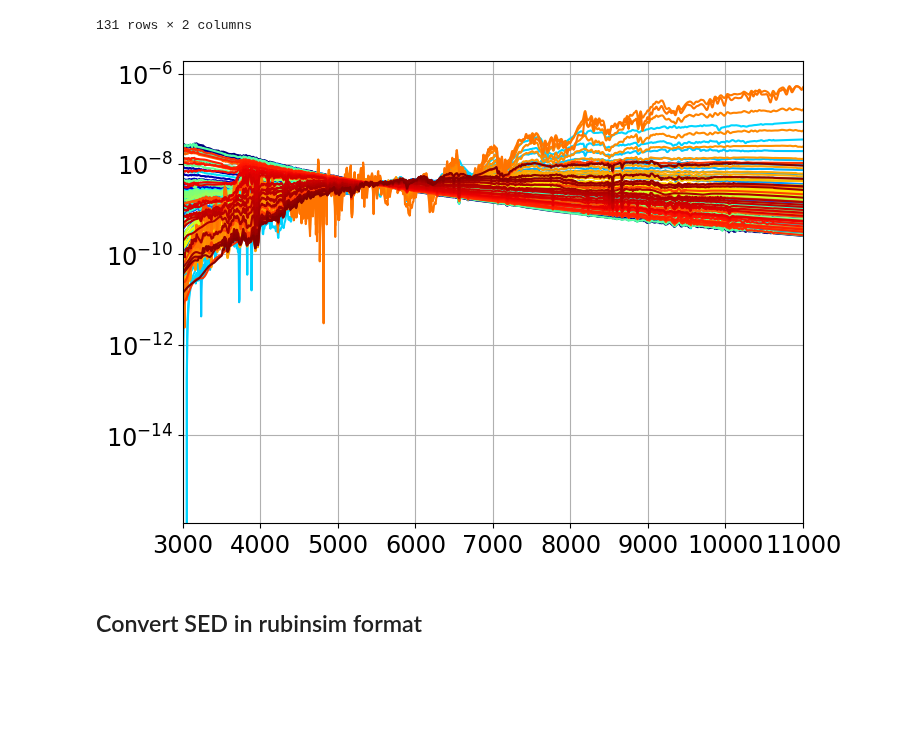
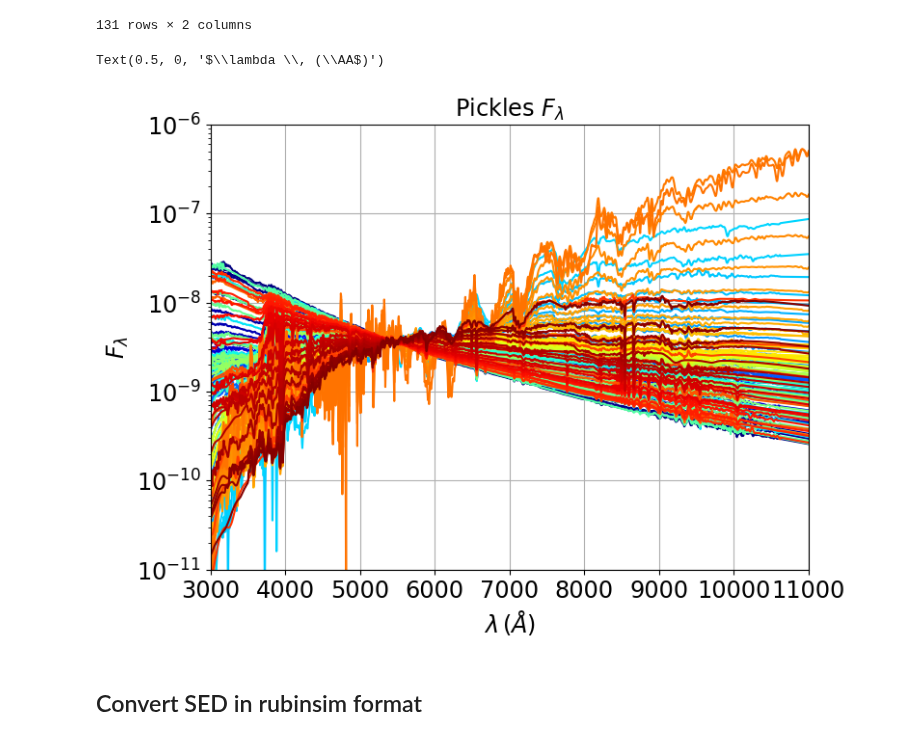
Before and after one commit to sylvielsstfr/RubinLSSTPhotometricCorrTuto, a Jupyter notebook: notebooks/06_SEDPicklesColors/ComputeMagnitudesPickles_auxtelSDSSfilters.ipynb, the cells around one changed output. Saved outputs shown, nothing was run; the diff lists cells and outputs as text; code cells hidden in the pictures; blank space fills up the shorter version.

```diff
--- a/notebooks/06_SEDPicklesColors/ComputeMagnitudesPickles_auxtelSDSSfilters.ipynb
+++ b/notebooks/06_SEDPicklesColors/ComputeMagnitudesPickles_auxtelSDSSfilters.ipynb
@@ -284,18 +285,26 @@ cNorm = mpl.colors.Normalize(vmin=0, vmax=NSED)
 scalarMap = cmx.ScalarMappable(norm=cNorm, cmap=jet)
 all_colors = scalarMap.to_rgba(np.arange(NSED), alpha=1)
 # %%
+fig,ax = plt.subplots(1,1,figsize=(8,6))
 for index in np.arange(NSED):
     filename = df_pickle.loc[index,"FILENAME"].strip()+".fits"
     fullfilename = os.path.join(seddir_uvk,filename)
     hdul = fits.open(fullfilename)
     dff = pd.DataFrame(hdul[1].data)
     if index <= 103 or index >= 105:
-        plt.plot(dff.WAVELENGTH,dff.FLUX,color=all_colors[index])
-plt.yscale('log')
-plt.xlim(3000.,11000)
-plt.grid()
+        ax.plot(dff.WAVELENGTH,dff.FLUX,color=all_colors[index])
+ax.set_yscale('log')
+ax.set_xlim(3000.,11000)
+ax.set_ylim(1e-11,1e-6)
+ax.grid()
+ax.set_title("Pickles $F_\lambda$")
+ax.set_ylabel("$F_\lambda$")
+ax.set_xlabel("$\lambda \, (\AA$)")
+#plt.colorbar(ax.collections[0],ax=ax,orientation = 'horizontal',shrink=0.8)
+#ax.collections[-1].colorbar
 # %% [output]
+Text(0.5, 0, '$\\lambda \\, (\\AA$)')
-[figure, old version]
+[figure, new version]
 # %% [markdown]
 ## Convert SED in rubinsim format
 # %%
```
Also changed, not shown: parts of 11 cells of this notebook.
